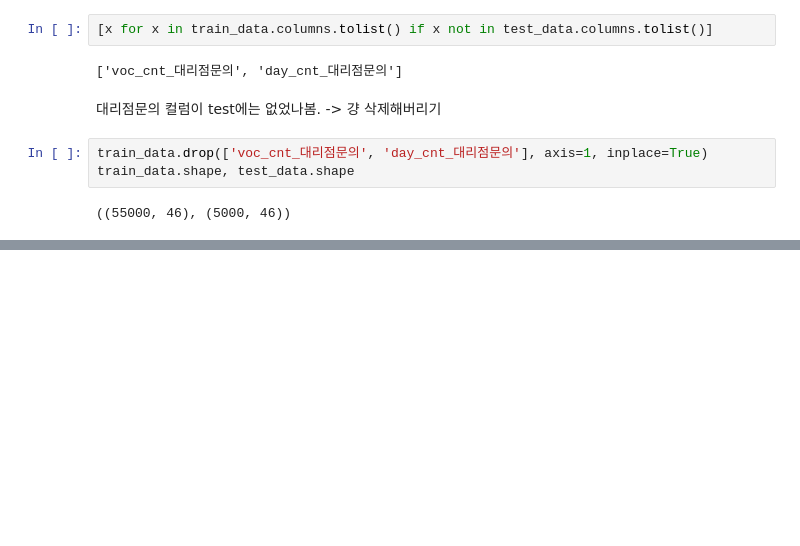
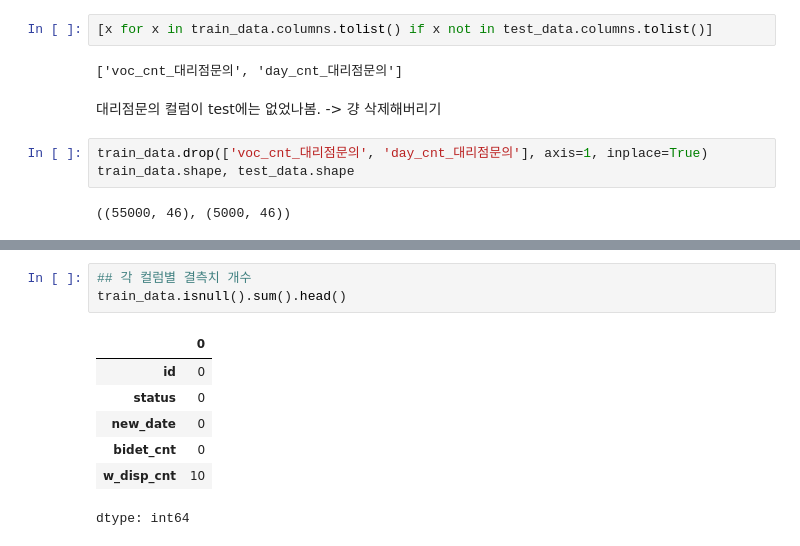
Before and after one commit to sujeengim/mini-ai-study, a Jupyter notebook: practice/prediction/customer_prediction.ipynb, the cells around one changed output, grey strips where cells are left out. Saved outputs shown, nothing was run; the diff lists cells and outputs as text; blank space fills up the shorter version.

```diff
--- a/practice/prediction/customer_prediction.ipynb
+++ b/practice/prediction/customer_prediction.ipynb
@@ -280,0 +318,11 @@ train_data.shape, test_data.shape
+# %%
+## 각 컬럼별 결측치 개수
+train_data.isnull().sum().head()
+# %% [output]
+|  | 0 |
+| id | 0 |
+| status | 0 |
+| new_date | 0 |
+| bidet_cnt | 0 |
+| w_disp_cnt | 10 |
+dtype: int64
```
Also changed, not shown: parts of 21 cells of this notebook.
